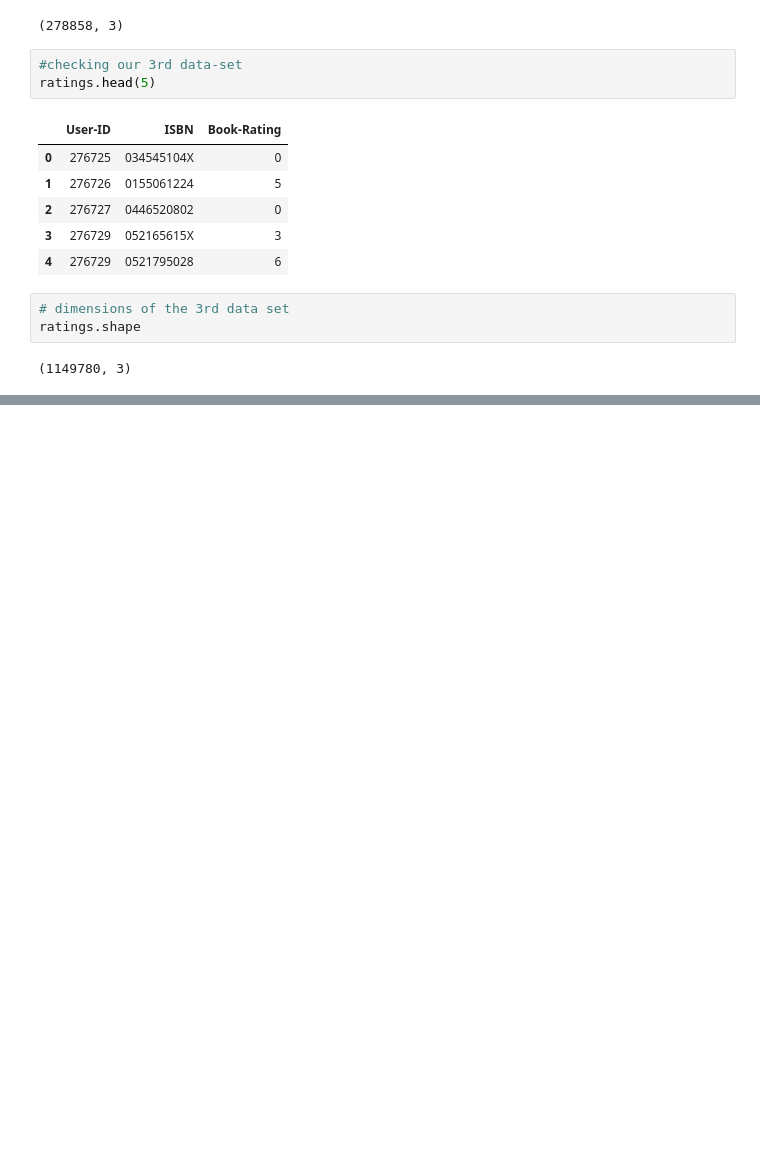
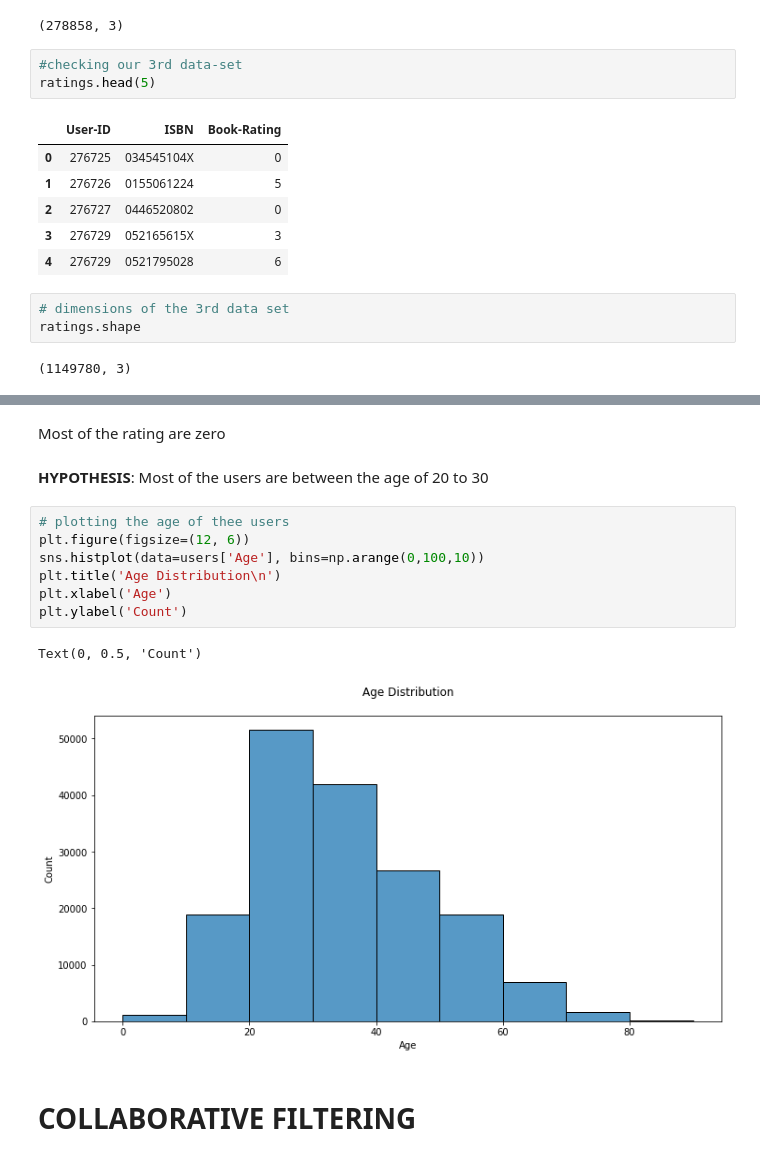
Before and after one commit to Ayushman0Singh/BookRecommendationSystem, a Jupyter notebook: BookRecomendation.ipynb, the cells around one changed output, grey strips where cells are left out. Cells and saved outputs as stored; diff of their text form; blank space fills up the shorter version.

```diff
--- a/BookRecomendation.ipynb
+++ b/BookRecomendation.ipynb
@@ -74,0 +115,16 @@ ratings.shape
+# %% [markdown]
+Most of the rating are zero
+# %% [markdown]
+**HYPOTHESIS**: Most of the users are between the age of 20 to 30
+# %%
+# plotting the age of thee users
+plt.figure(figsize=(12, 6))
+sns.histplot(data=users['Age'], bins=np.arange(0,100,10))
+plt.title('Age Distribution\n')
+plt.xlabel('Age')
+plt.ylabel('Count')
+# %% [output]
+Text(0, 0.5, 'Count')
+[figure, added]
+# %% [markdown]
+# **COLLABORATIVE FILTERING**
```
Also changed, not shown: parts of 18 cells of this notebook.
